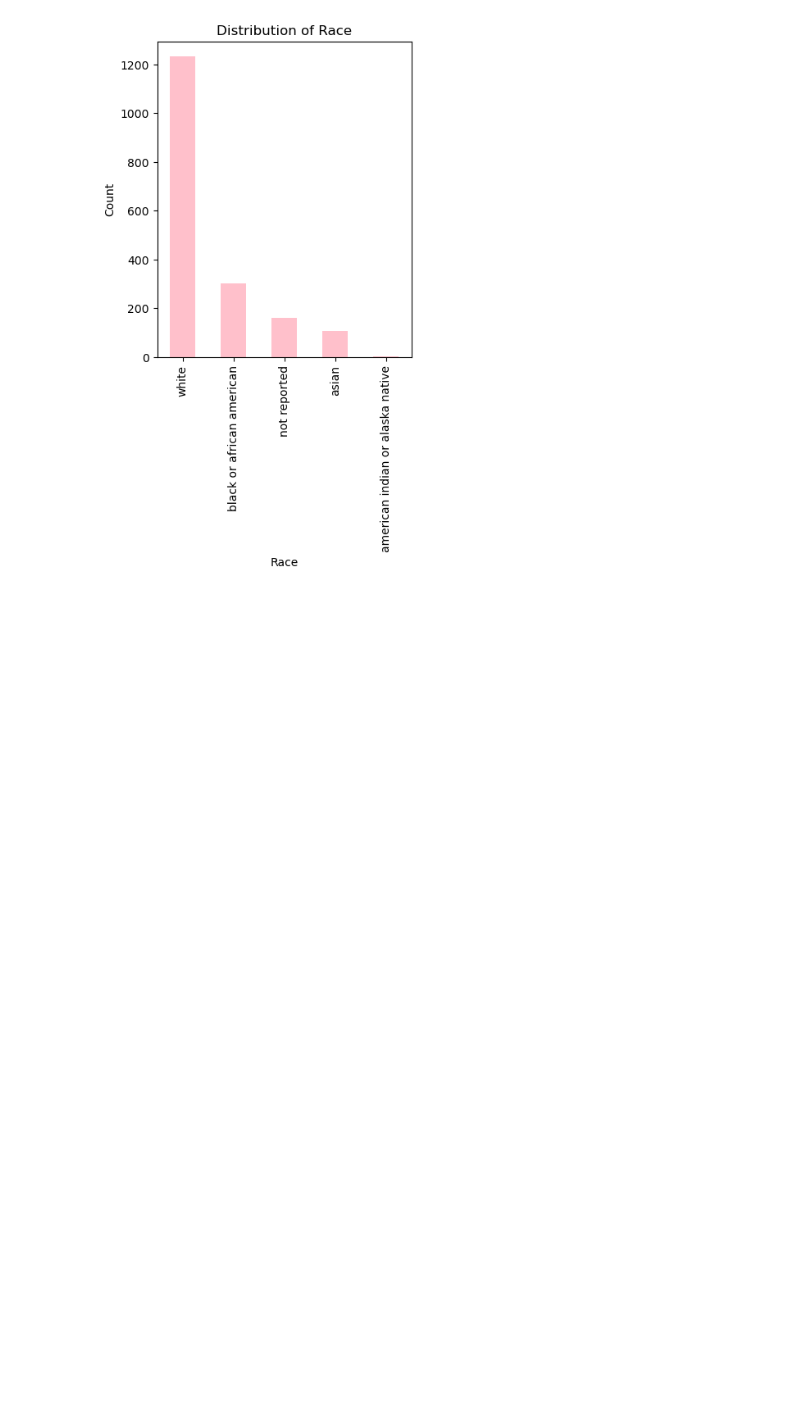
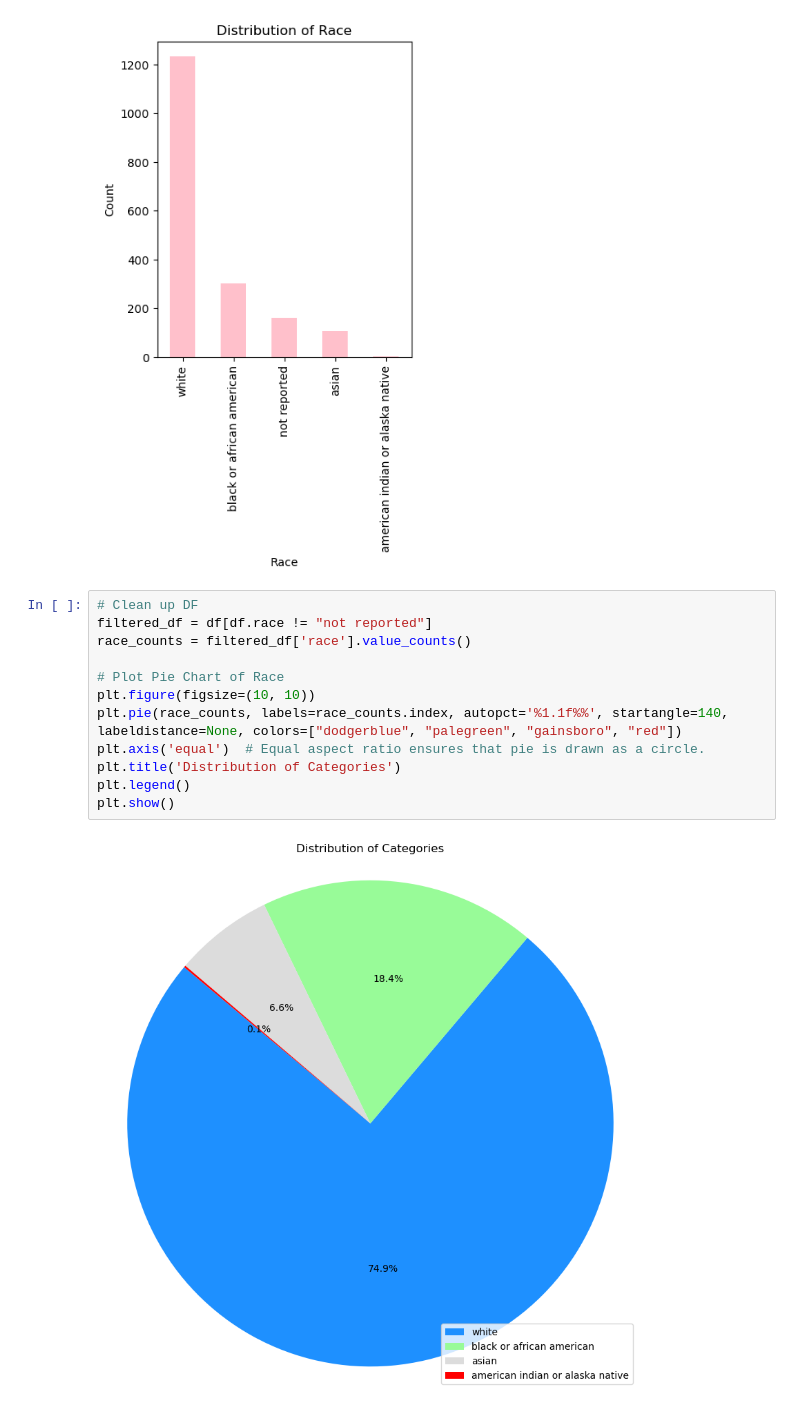
Before and after one commit to jlai03/Transfer-Learning-for-Racial-Sparsity-in-Genomic-Breast-Cancer-Data, a Jupyter notebook: analysis/clinical_data_analysis.ipynb, the cells around one changed output. Cells and saved outputs as stored; diff of their text form; blank space fills up the shorter version.

Commit message:
Added Pie Graph

```diff
--- a/analysis/clinical_data_analysis.ipynb
+++ b/analysis/clinical_data_analysis.ipynb
@@ -74,3 +74,17 @@ plt.ylabel('Count')
 plt.show()
 # %% [output]
 [figure]
+# %%
+# Clean up DF
+filtered_df = df[df.race != "not reported"]
+race_counts = filtered_df['race'].value_counts()
+
+# Plot Pie Chart of Race
+plt.figure(figsize=(10, 10))
+plt.pie(race_counts, labels=race_counts.index, autopct='%1.1f%%', startangle=140, labeldistance=None, colors=["dodgerblue", "palegreen", "gainsboro", "red"])
+plt.axis('equal')  # Equal aspect ratio ensures that pie is drawn as a circle.
+plt.title('Distribution of Categories')
+plt.legend()
+plt.show()
+# %% [output]
+[figure, added]
```
